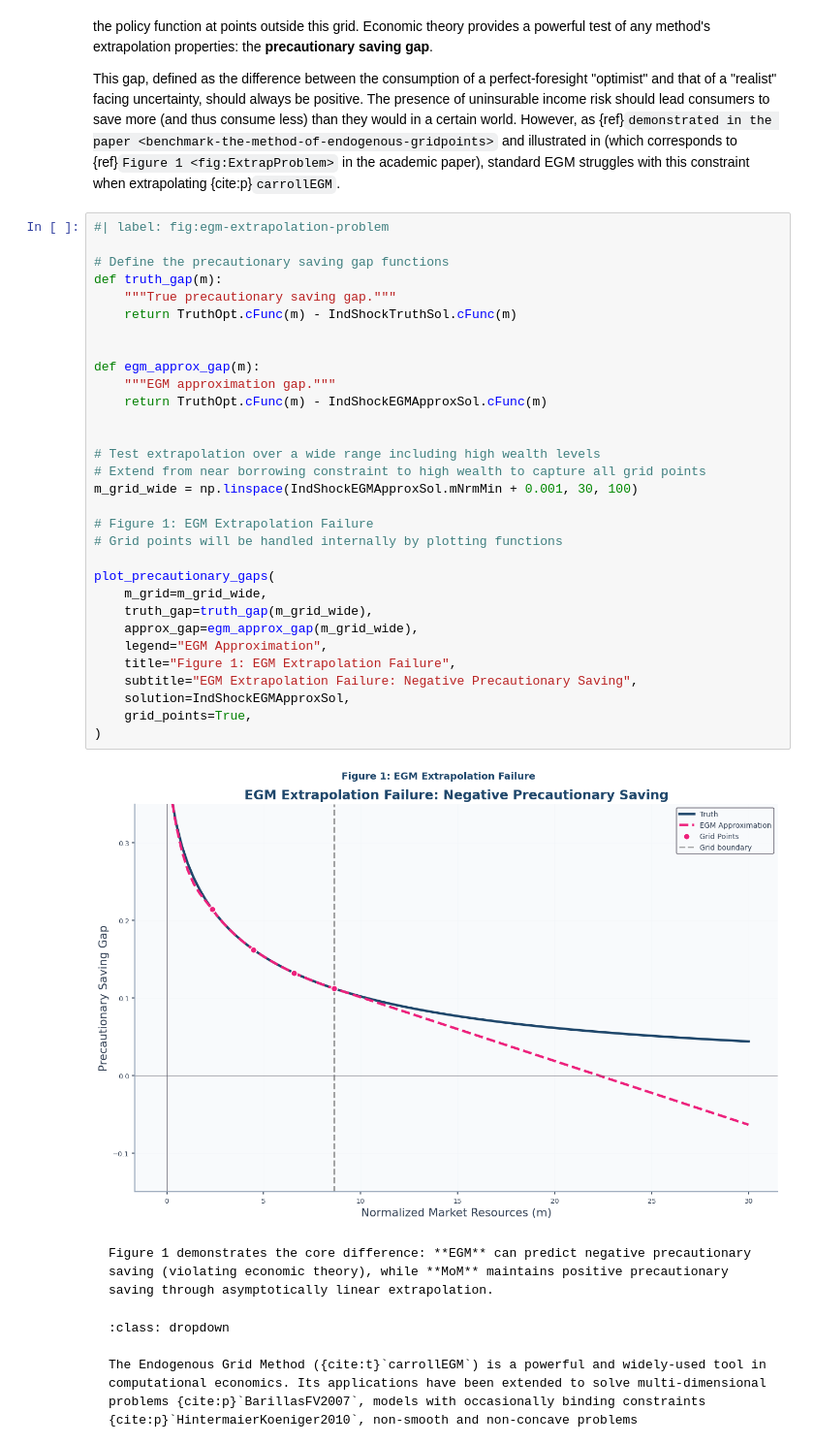
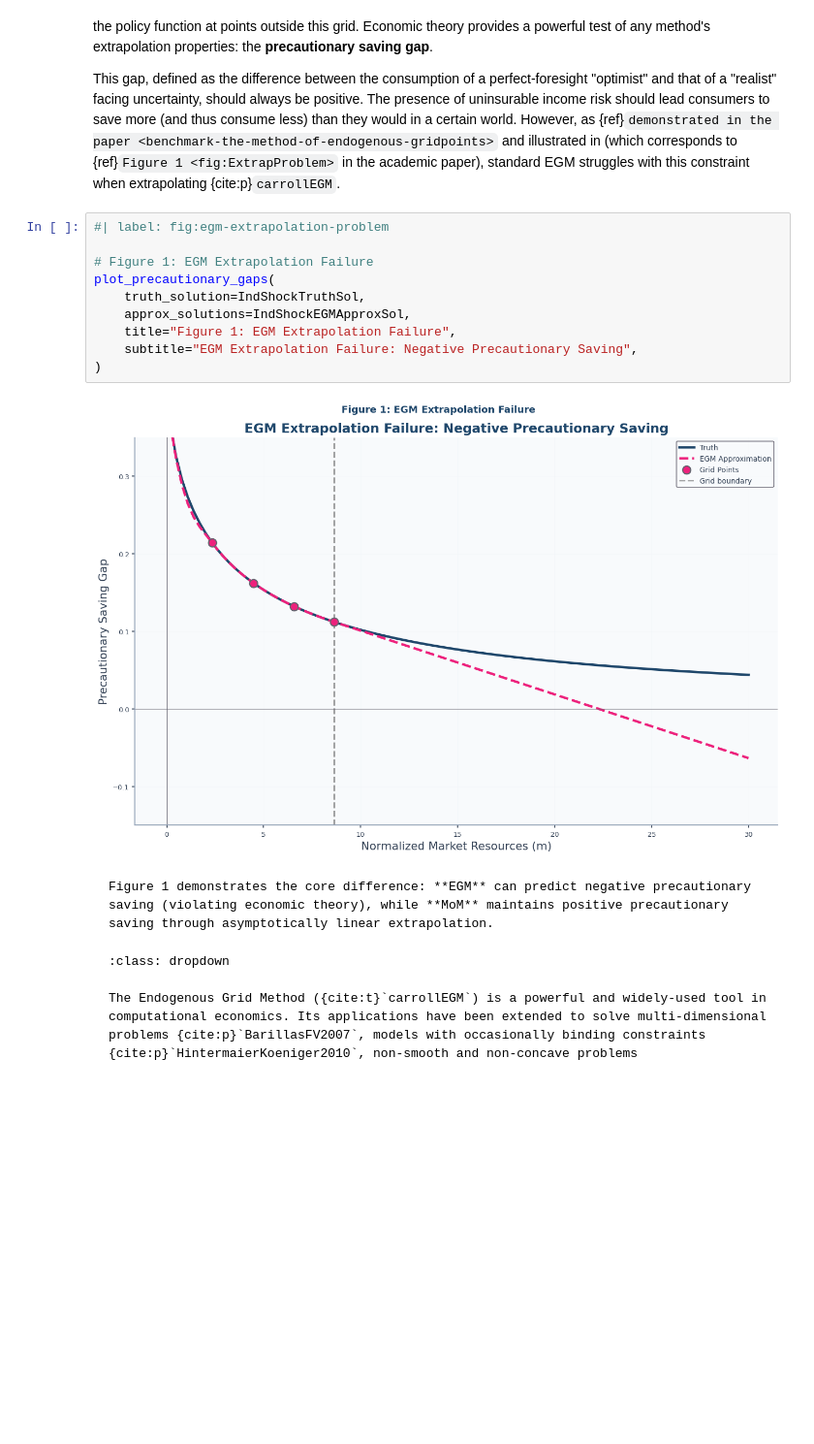
Before and after one commit to econ-ark/method-of-moderation, a Jupyter notebook: code/notebook.ipynb, the cells around one changed output. Shown at 97% size. Saved outputs shown, nothing was run; the diff lists cells and outputs as text; blank space fills up the shorter version.

````diff
--- a/code/notebook.ipynb
+++ b/code/notebook.ipynb
@@ -125,36 +126,15 @@ This gap, defined as the difference between the consumption of a perfect-foresig
 # %%
 #| label: fig:egm-extrapolation-problem
 
-# Define the precautionary saving gap functions
-def truth_gap(m):
-    """True precautionary saving gap."""
-    return TruthOpt.cFunc(m) - IndShockTruthSol.cFunc(m)
-
-
-def egm_approx_gap(m):
-    """EGM approximation gap."""
-    return TruthOpt.cFunc(m) - IndShockEGMApproxSol.cFunc(m)
-
-
-# Test extrapolation over a wide range including high wealth levels
-# Extend from near borrowing constraint to high wealth to capture all grid points
-m_grid_wide = np.linspace(IndShockEGMApproxSol.mNrmMin + 0.001, 30, 100)
-
 # Figure 1: EGM Extrapolation Failure
-# Grid points will be handled internally by plotting functions
-
 plot_precautionary_gaps(
-    m_grid=m_grid_wide,
-    truth_gap=truth_gap(m_grid_wide),
-    approx_gap=egm_approx_gap(m_grid_wide),
-    legend="EGM Approximation",
+    truth_solution=IndShockTruthSol,
+    approx_solutions=IndShockEGMApproxSol,
     title="Figure 1: EGM Extrapolation Failure",
     subtitle="EGM Extrapolation Failure: Negative Precautionary Saving",
-    solution=IndShockEGMApproxSol,
-    grid_points=True,
 )
 # %% [output]
-[figure, old version]
+[figure, new version]
 # %% [markdown]
 ```{important} EGM vs MoM Extrapolation
 Figure 1 demonstrates the core difference: **EGM** can predict negative precautionary saving (violating economic theory), while **MoM** maintains positive precautionary saving through asymptotically linear extrapolation.
````
Also changed, not shown: parts of 16 cells of this notebook, 4 other files.
